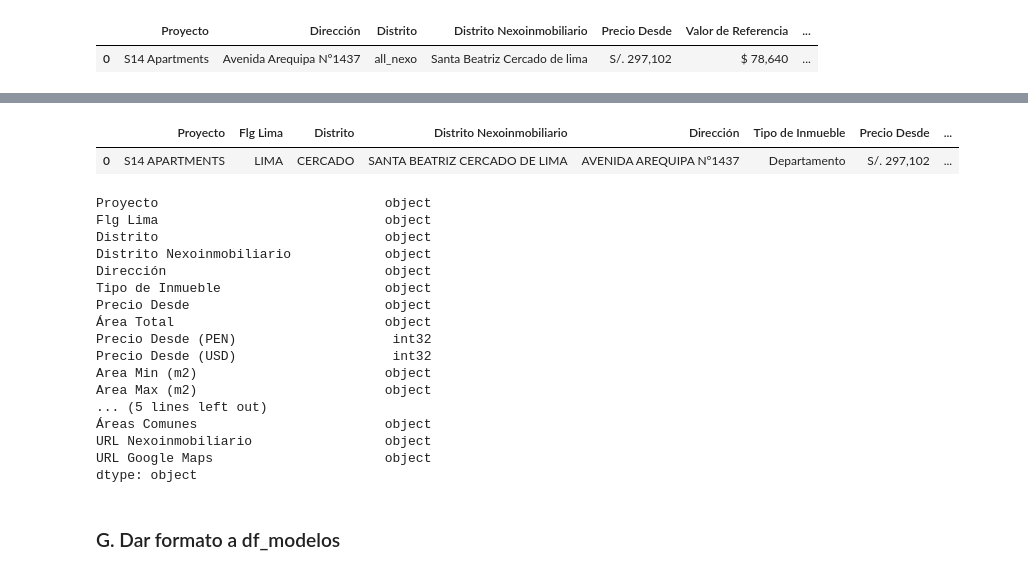
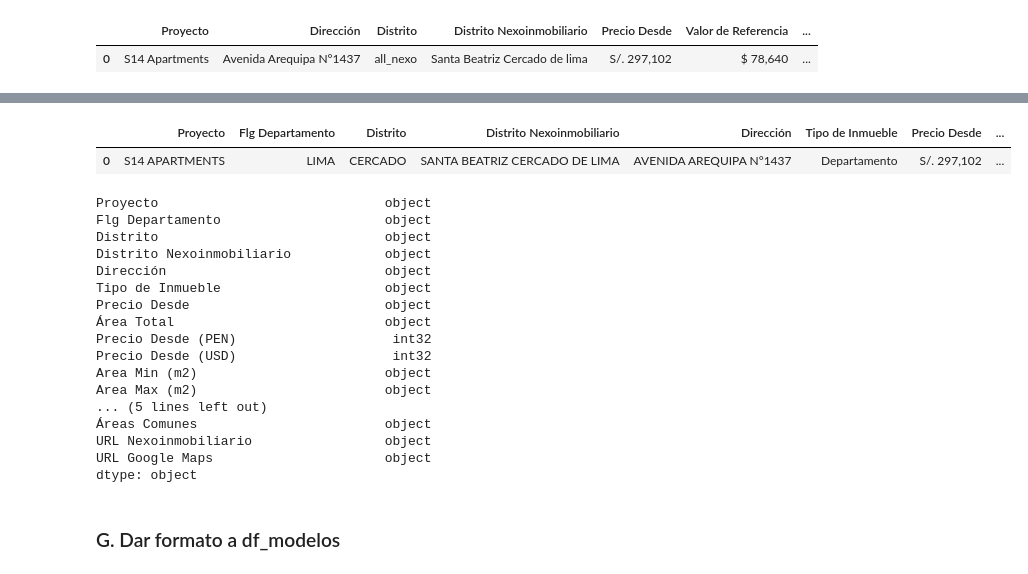
Before and after one commit to NahumFGz/NexoInmobiliarioScrapper, a Jupyter notebook: v3- Scrapp.ipynb, the cells around one changed output, grey strips where cells are left out. Saved outputs shown, nothing was run; the diff lists cells and outputs as text; code cells hidden in the pictures.

```diff
--- a/v3- Scrapp.ipynb
+++ b/v3- Scrapp.ipynb
@@ -481,42 +481,42 @@ df_proyectos_format['Precio Desde (USD)'] = df_proyectos_format['Precio Desde (U
 df_proyectos_format['Precio Desde (PEN)'] = df_proyectos_format['Precio Desde (PEN)'].fillna(df_proyectos_format['Precio Desde (USD)'] * 3.75)
 
 # 8. Castear Precio Desde (USD) y Precio Desde (PEN) a int
 df_proyectos_format['Precio Desde (USD)'] = df_proyectos_format['Precio Desde (USD)'].astype(int)
 df_proyectos_format['Precio Desde (PEN)'] = df_proyectos_format['Precio Desde (PEN)'].astype(int)
 
 # 9. Area Total Min y Area Total Max
 df_proyectos_format['Area Min (m2)'] = df_proyectos_format['Área Total'].apply(lambda x: x.split(' a ')[0].strip())
 df_proyectos_format['Area Max (m2)'] = df_proyectos_format['Área Total'].apply(lambda x: x.split(' a ')[1].split('m2')[0].strip())
 
 # 10. Reemplazar '.' por ',' en las columnas de Área Total	, Area Min (m2) y Area Max (m2)
 df_proyectos_format['Área Total'] = df_proyectos_format['Área Total'].str.replace('.',',')
 df_proyectos_format['Area Min (m2)'] = df_proyectos_format['Area Min (m2)'].str.replace('.',',')
 df_proyectos_format['Area Max (m2)'] = df_proyectos_format['Area Max (m2)'].str.replace('.',',')
 
 # 11. Eliminar la columna 'Distrito', luego merge con df_distritos por 'Distrito Nexoinmobiliario'
 df_proyectos_format = df_proyectos_format.drop(columns=['Distrito'])
 df_proyectos_format = df_proyectos_format.merge(df_distritos, how='left', on='Distrito Nexoinmobiliario')
 df_proyectos_format['Distrito'] = df_proyectos_format['Distrito'].fillna('-')
-df_proyectos_format['Flg Lima'] = df_proyectos_format['Flg Lima'].fillna('FUERA DE LIMA')
+df_proyectos_format['Flg Departamento'] = df_proyectos_format['Flg Departamento'].fillna('FUERA DE LIMA')
 
 # 12. Reordenar las columnas
-df_proyectos_format = df_proyectos_format[['Proyecto', 'Flg Lima', 'Distrito', 'Distrito Nexoinmobiliario', 'Dirección',  'Tipo de Inmueble', 'Precio Desde','Área Total', 'Precio Desde (PEN)', 'Precio Desde (USD)',
+df_proyectos_format = df_proyectos_format[['Proyecto', 'Flg Departamento', 'Distrito', 'Distrito Nexoinmobiliario', 'Dirección',  'Tipo de Inmueble', 'Precio Desde','Área Total', 'Precio Desde (PEN)', 'Precio Desde (USD)',
                                            'Area Min (m2)', 'Area Max (m2)',
                                            'Dormitorios', 'Etapa del Proyecto', 'Fecha de Entrega', 'Financiamiento',
                                            'Inmobiliaria Nombre', 'Áreas Comunes', 'URL Nexoinmobiliario',
                                            'URL Google Maps'
                                            ]]
 
 # Ordenar precio desde menor a mayor
 df_proyectos_format.head(1)
 # %% [output]
-|  | Proyecto | Flg Lima | Distrito | Distrito Nexoinmobiliario | Dirección | Tipo de Inmueble | Precio Desde | ... |
+|  | Proyecto | Flg Departamento | Distrito | Distrito Nexoinmobiliario | Dirección | Tipo de Inmueble | Precio Desde | ... |
 | 0 | S14 APARTMENTS | LIMA | CERCADO | SANTA BEATRIZ CERCADO DE LIMA | AVENIDA AREQUIPA N°1437 | Departamento | S/. 297,102 | ... |
 # %%
 df_proyectos_format.dtypes
 # %% [output]
 Proyecto                             object
-Flg Lima                             object
+Flg Departamento                     object
 Distrito                             object
 Distrito Nexoinmobiliario            object
 Dirección                            object
```
Also changed, not shown: parts of 3 cells of this notebook, 2 other files.
